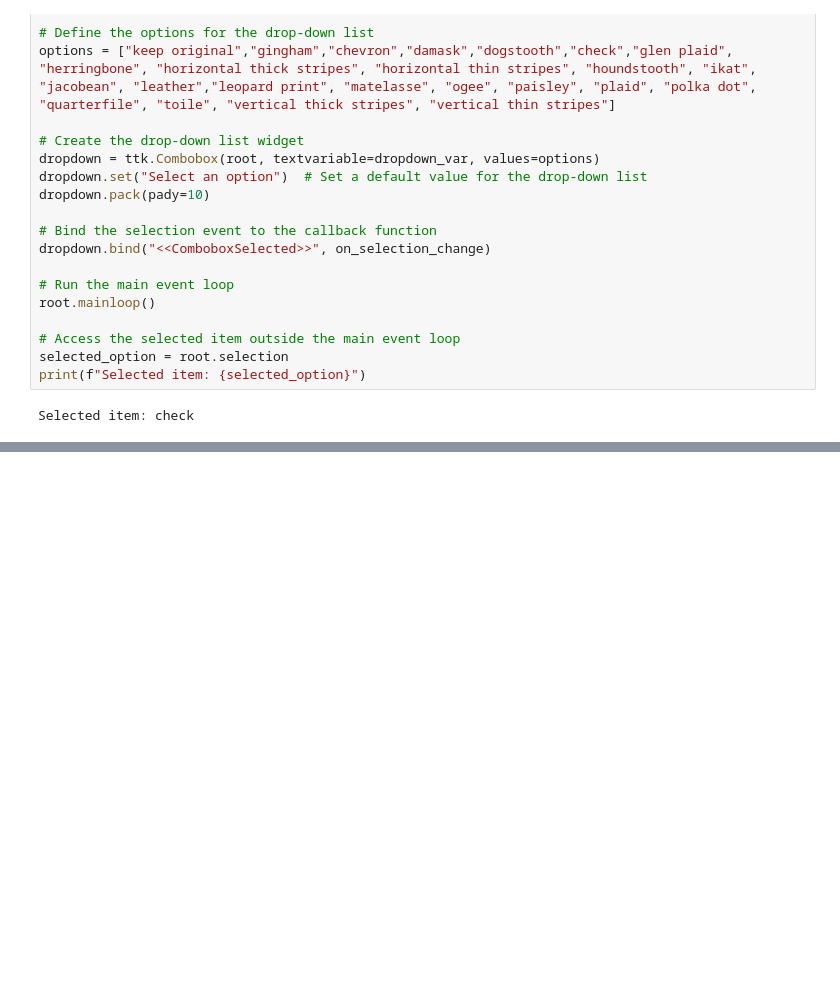
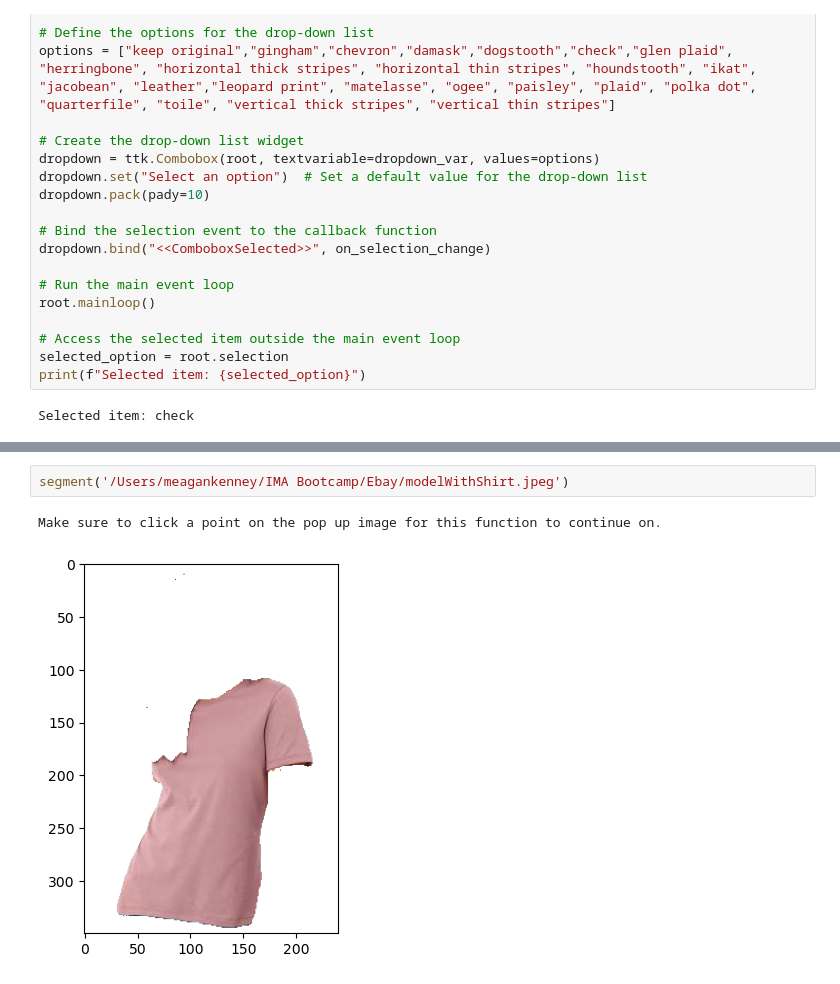
Before and after one commit to chrisromanmiller/VisualSearch, a Jupyter notebook: Patterns_Colors_Text_Image_Search-Ordering2.ipynb, the cells around one changed output, grey strips where cells are left out. Cells and saved outputs as stored; diff of their text form; blank space fills up the shorter version.

```diff
--- a/Patterns_Colors_Text_Image_Search-Ordering2.ipynb
+++ b/Patterns_Colors_Text_Image_Search-Ordering2.ipynb
@@ -549,0 +616,5 @@ Make sure to click a point on the pop up image for this function to continue on.
+# %%
+segment('/Users/meagankenney/IMA Bootcamp/Ebay/modelWithShirt.jpeg')
+# %% [output]
+Make sure to click a point on the pop up image for this function to continue on.
+[figure, added]
```
Also changed, not shown: parts of 11 cells of this notebook.
